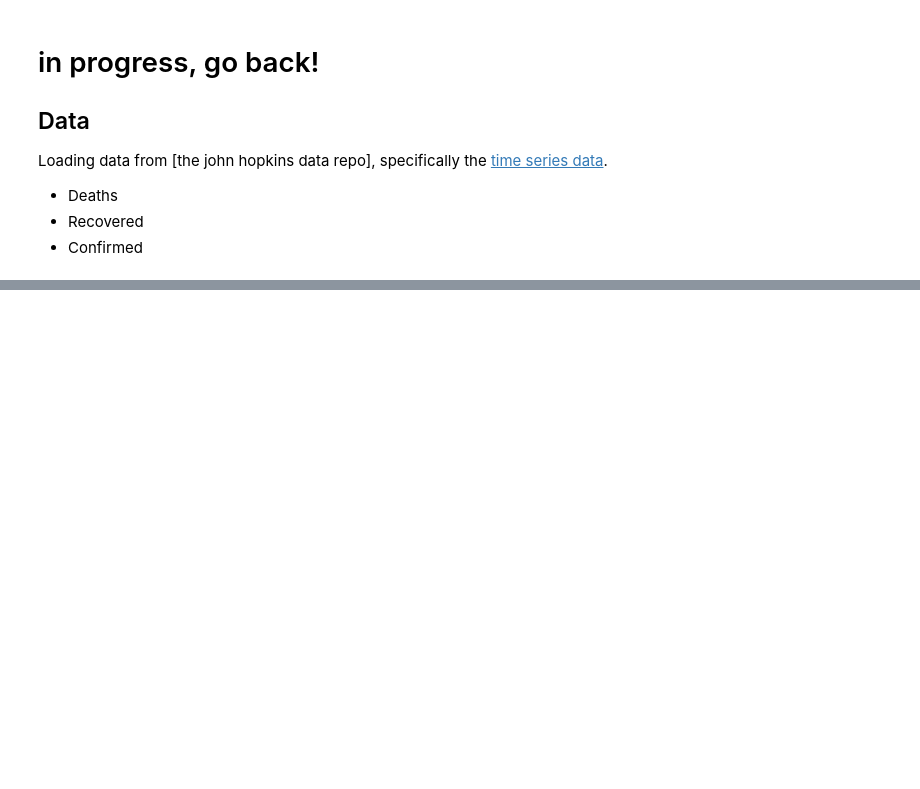
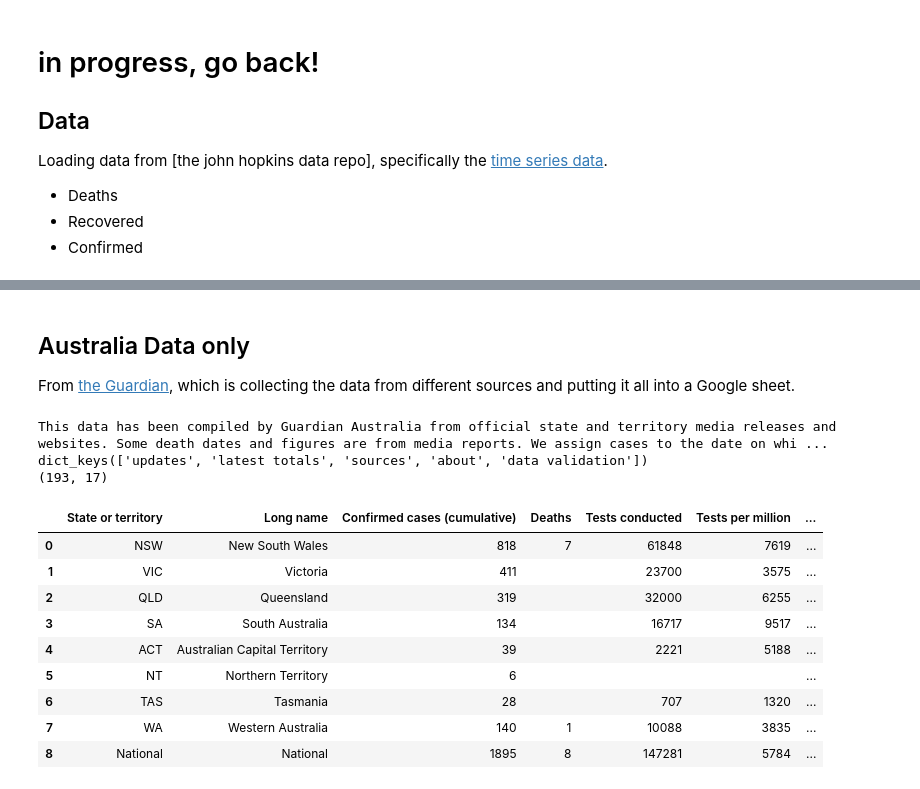
Before and after one commit to khalido/khalido.org, a Jupyter notebook: _notebooks/2020-03-23-covid19.ipynb, the cells around one changed output, grey strips where cells are left out. Saved outputs shown, nothing was run; the diff lists cells and outputs as text; code cells hidden in the pictures; blank space fills up the shorter version.

```diff
--- a/_notebooks/2020-03-23-covid19.ipynb
+++ b/_notebooks/2020-03-23-covid19.ipynb
@@ -102,0 +133,35 @@ df.head()
+# %% [markdown]
+## Australia Data only
+
+From [the Guardian](https://www.theguardian.com/news/datablog/ng-interactive/2020/mar/23/how-many-cases-of-coronavirus-are-there-in-australia-live-statistics), which is collecting the data from different sources and putting it all into a Google sheet.
+# %%
+#collapse
+# google sheets and json
+# https://www.theguardian.com/news/datablog/ng-interactive/2020/mar/23/how-many-cases-of-coronavirus-are-there-in-australia-live-statistics
+
+aus_json_data = "https://interactive.guim.co.uk/docsdata/1q5gdePANXci8enuiS4oHUJxcxC13d6bjMRSicakychE.json"
+
+r = requests.get(aus_json_data)
+aus = r.json()
+# now we have a dict object with one key, sheets
+print(aus['sheets']['about'][0]['about'])
+print(aus['sheets'].keys())
+
+aus_totals = pd.DataFrame.from_records(aus['sheets']['latest totals'])
+aus_updates = pd.DataFrame.from_records(aus['sheets']["updates"])
+
+aus_totals
+# %% [output]
+This data has been compiled by Guardian Australia from official state and territory media releases and websites. Some death dates and figures are from media reports. We assign cases to the date on whi ...
+dict_keys(['updates', 'latest totals', 'sources', 'about', 'data validation'])
+(193, 17)
+|  | State or territory | Long name | Confirmed cases (cumulative) | Deaths | Tests conducted | Tests per million | ... |
+| 0 | NSW | New South Wales | 818 | 7 | 61848 | 7619 | ... |
+| 1 | VIC | Victoria | 411 |  | 23700 | 3575 | ... |
+| 2 | QLD | Queensland | 319 |  | 32000 | 6255 | ... |
+| 3 | SA | South Australia | 134 |  | 16717 | 9517 | ... |
+| 4 | ACT | Australian Capital Territory | 39 |  | 2221 | 5188 | ... |
+| 5 | NT | Northern Territory | 6 |  |  |  | ... |
+| 6 | TAS | Tasmania | 28 |  | 707 | 1320 | ... |
+| 7 | WA | Western Australia | 140 | 1 | 10088 | 3835 | ... |
+| 8 | National | National | 1895 | 8 | 147281 | 5784 | ... |
```
Also changed, not shown: parts of 12 cells of this notebook.
